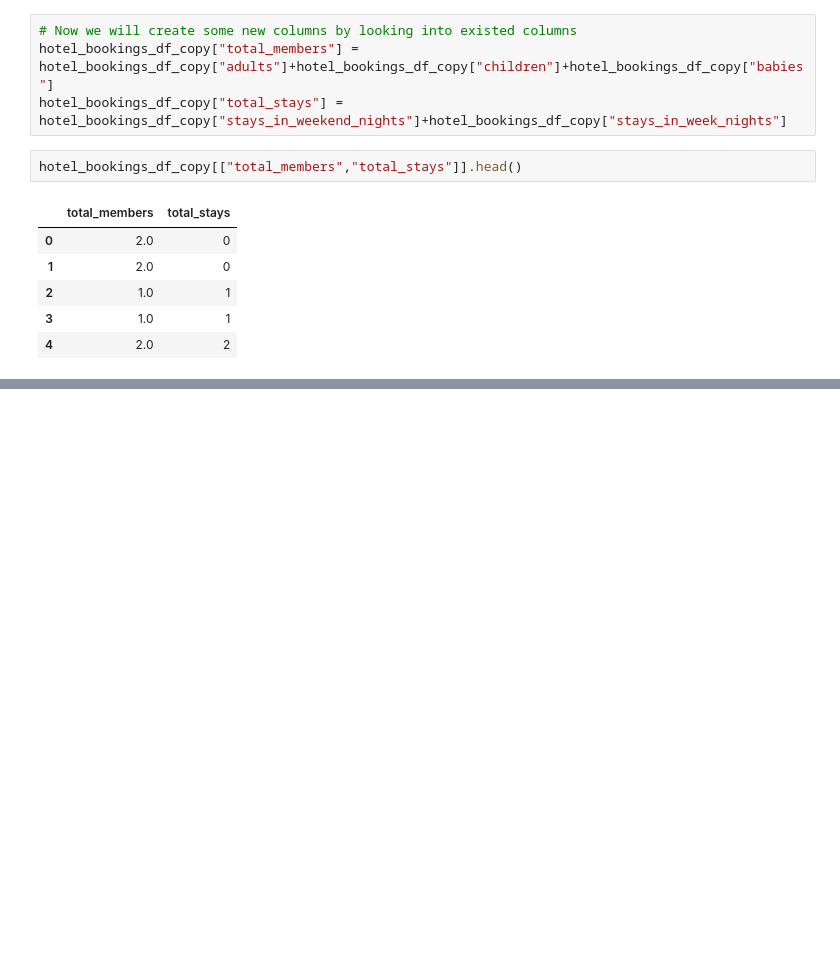
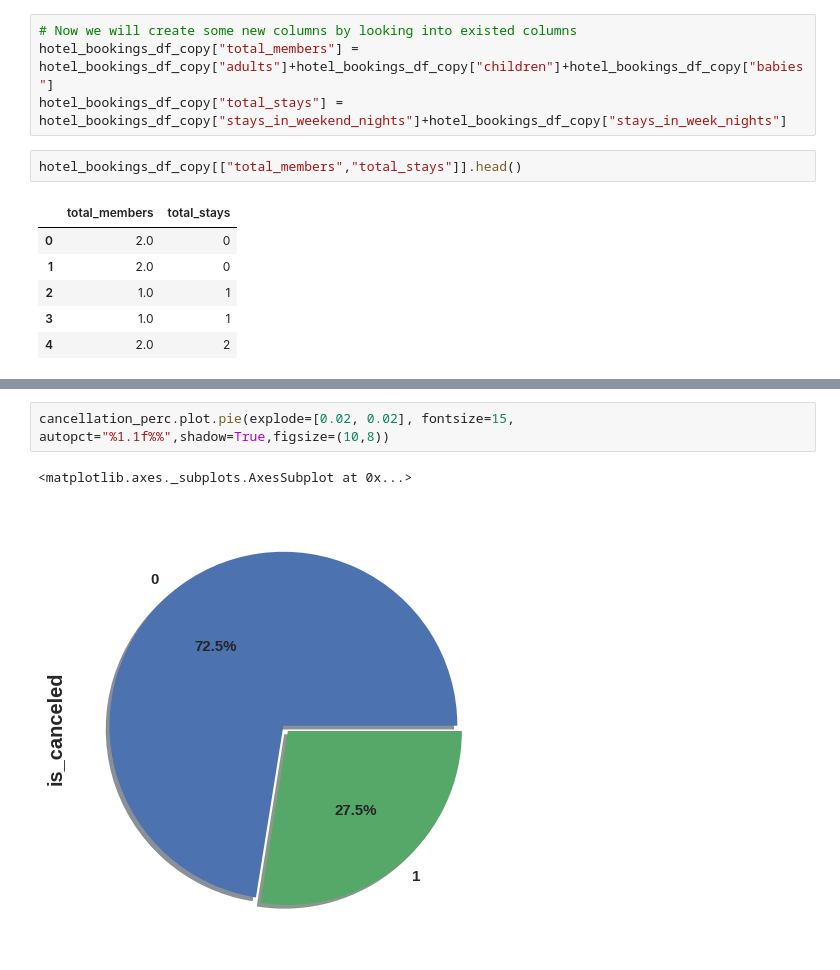
Before and after one commit to BhupathiSampath/Hotel-booking-analysis, a Jupyter notebook: Hotel_Booking_Analysis_Capstone_Project.ipynb, the cells around one changed output, grey strips where cells are left out. Drawn from its saved outputs; the diff is of its cells as text; blank space fills up the shorter version.

```diff
--- a/Hotel_Booking_Analysis_Capstone_Project.ipynb
+++ b/Hotel_Booking_Analysis_Capstone_Project.ipynb
@@ -342,0 +431,5 @@ hotel_bookings_df_copy[["total_members","total_stays"]].head()
+# %%
+cancellation_perc.plot.pie(explode=[0.02, 0.02], fontsize=15, autopct="%1.1f%%",shadow=True,figsize=(10,8))
+# %% [output]
+<matplotlib.axes._subplots.AxesSubplot at 0x...>
+[figure, added]
```
Also changed, not shown: parts of 27 cells of this notebook.
